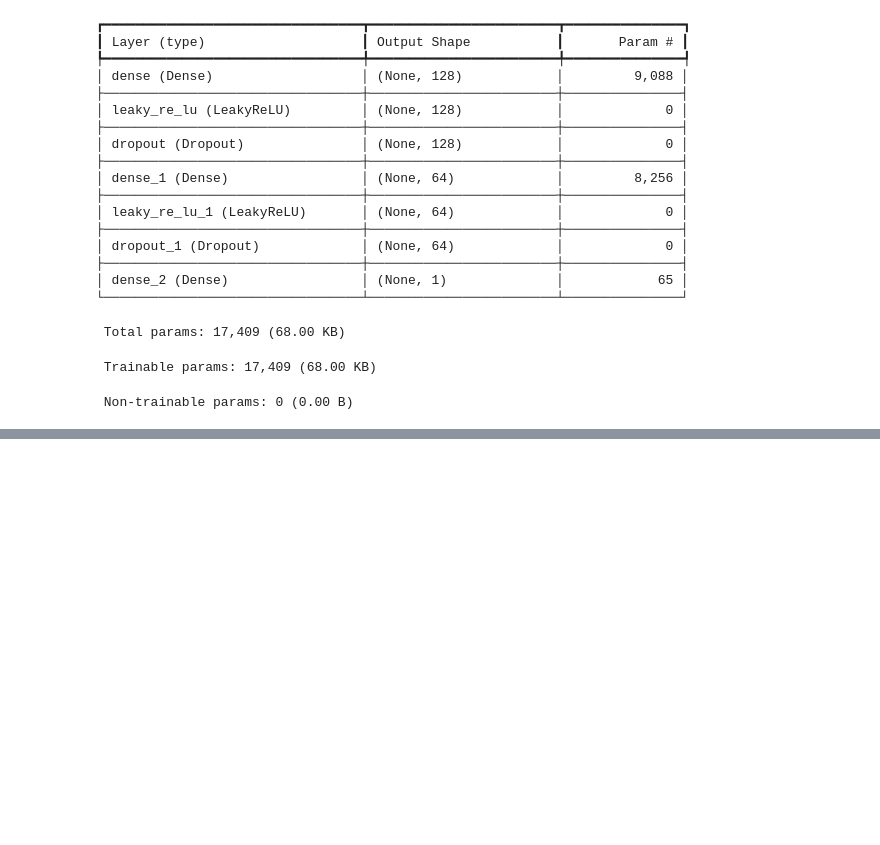
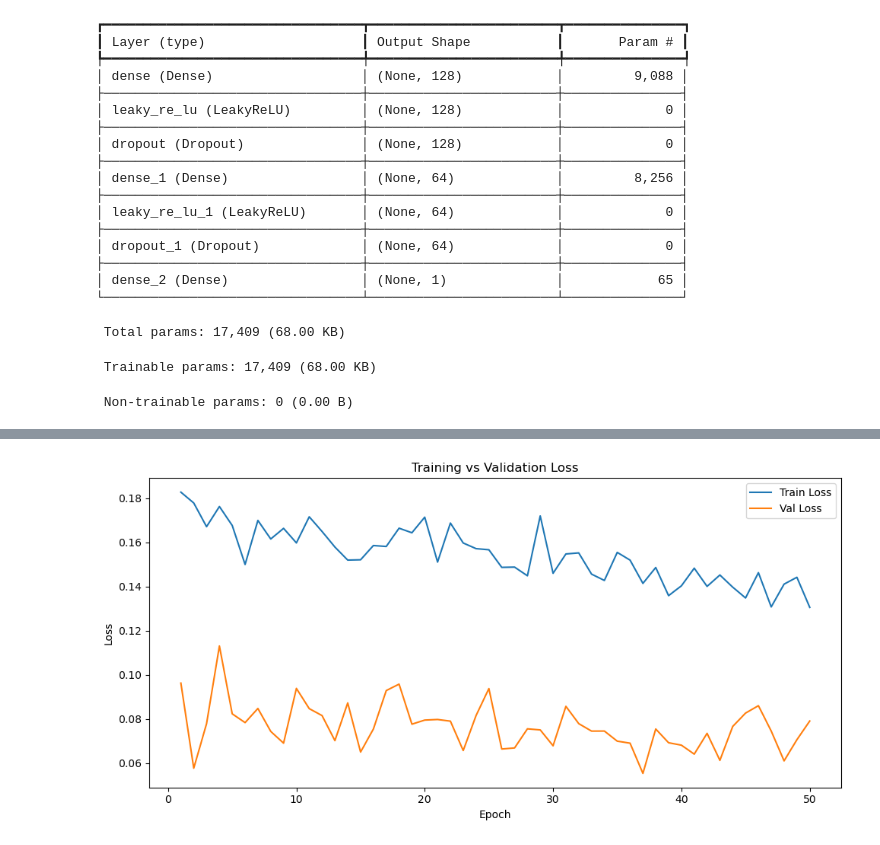
Before and after one commit to FbStatsQuant/ANN, a Jupyter notebook: 5_ANN_Classification_tensorflow_weighted.ipynb, the cells around one changed output, grey strips where cells are left out. Saved outputs shown, nothing was run; the diff lists cells and outputs as text; code cells hidden in the pictures; blank space fills up the shorter version.

```diff
--- a/5_ANN_Classification_tensorflow_weighted.ipynb
+++ b/5_ANN_Classification_tensorflow_weighted.ipynb
@@ -171,0 +148,14 @@ print(classification_report(y_true, y_pred, target_names=['Not Fraud', 'Fraud'])
+# %%
+epochs_run = len(history.history['loss'])
+
+plt.figure(figsize=(10, 5))
+plt.plot(range(1, epochs_run + 1), history.history['loss'], label='Train Loss')
+plt.plot(range(1, epochs_run + 1), history.history['val_loss'], label='Val Loss')
+plt.xlabel('Epoch')
+plt.ylabel('Loss')
+plt.title('Training vs Validation Loss')
+plt.legend()
+plt.tight_layout()
+plt.show()
+# %% [output]
+[figure, added]
```
Also changed, not shown: parts of 4 cells of this notebook.
